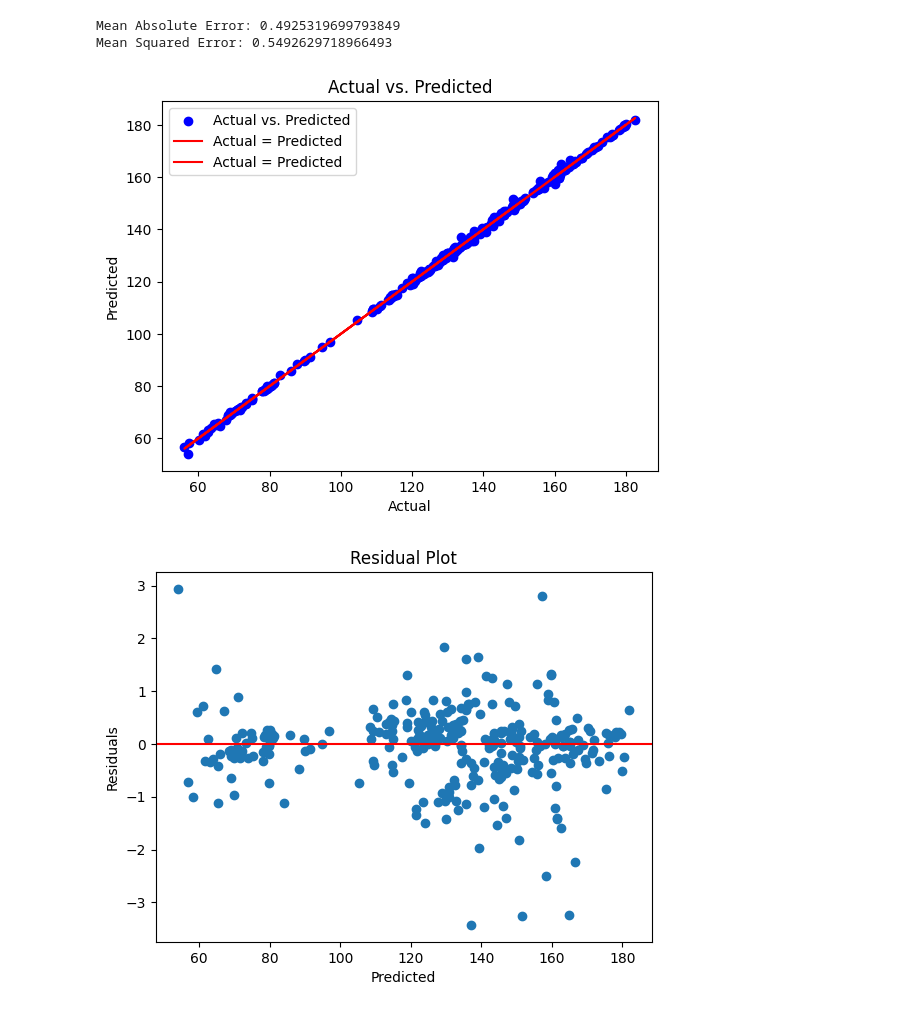
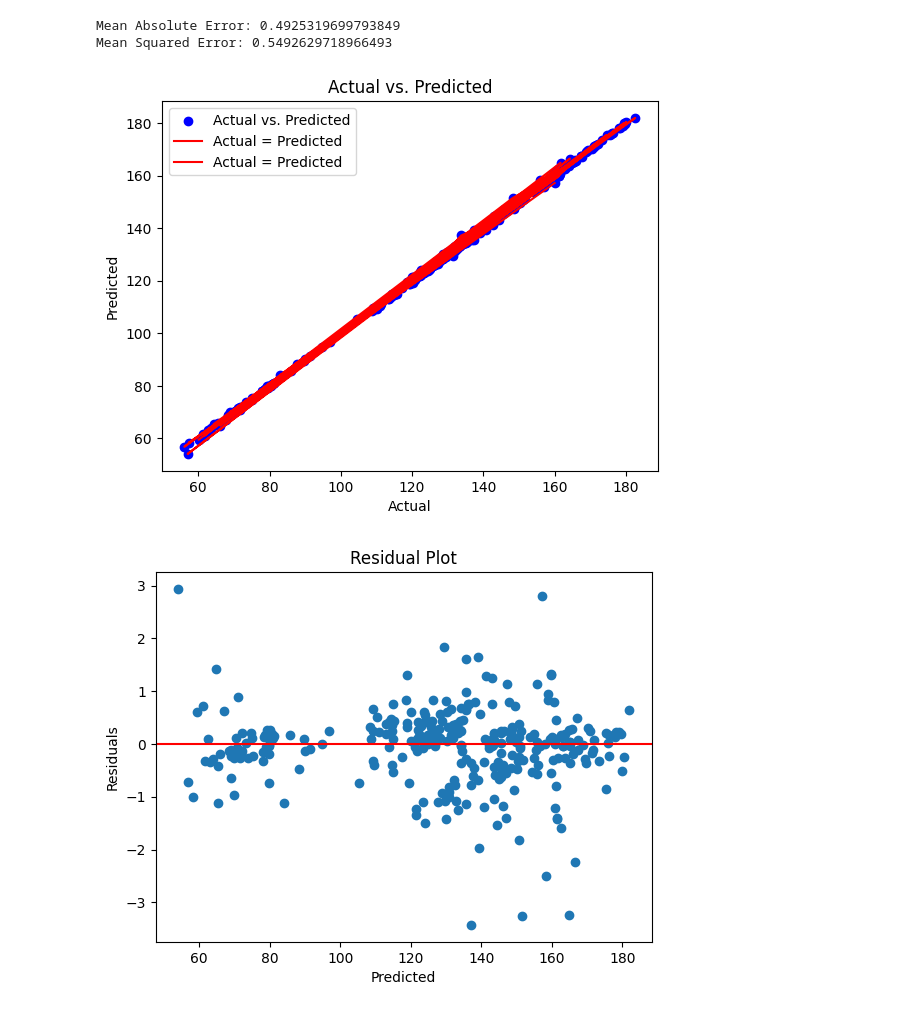
Before and after one commit to saadbutt27/AI_Lab_Project, a Jupyter notebook: notebooks/StockMarketSentimentAnalysis.ipynb, the cells around one changed output. Cells and saved outputs as stored; diff of their text form; code cells hidden in the pictures.

```diff
--- a/notebooks/StockMarketSentimentAnalysis.ipynb
+++ b/notebooks/StockMarketSentimentAnalysis.ipynb
@@ -511,16 +538,16 @@ Mean Squared Error: 0.5492629718966493
 # %%
 import matplotlib.pyplot as plt
 
 # Scatter plot with different markers/colors
 plt.scatter(y_test, y_pred, marker='o', color='b', label='Actual vs. Predicted')
-plt.plot(y_test, y_test, color='r', label='Actual = Predicted')
+plt.plot(y_test, y_pred, color='r', label='Actual = Predicted')
 plt.xlabel('Actual')
 plt.ylabel('Predicted')
 plt.title('Actual vs. Predicted')
 plt.legend()
 plt.show()
 # %% [output]
-[figure, old version]
+[figure, new version]
 # %%
 # Residual Plot
 
```
Also changed, not shown: parts of 6 cells of this notebook, 6 other files.
